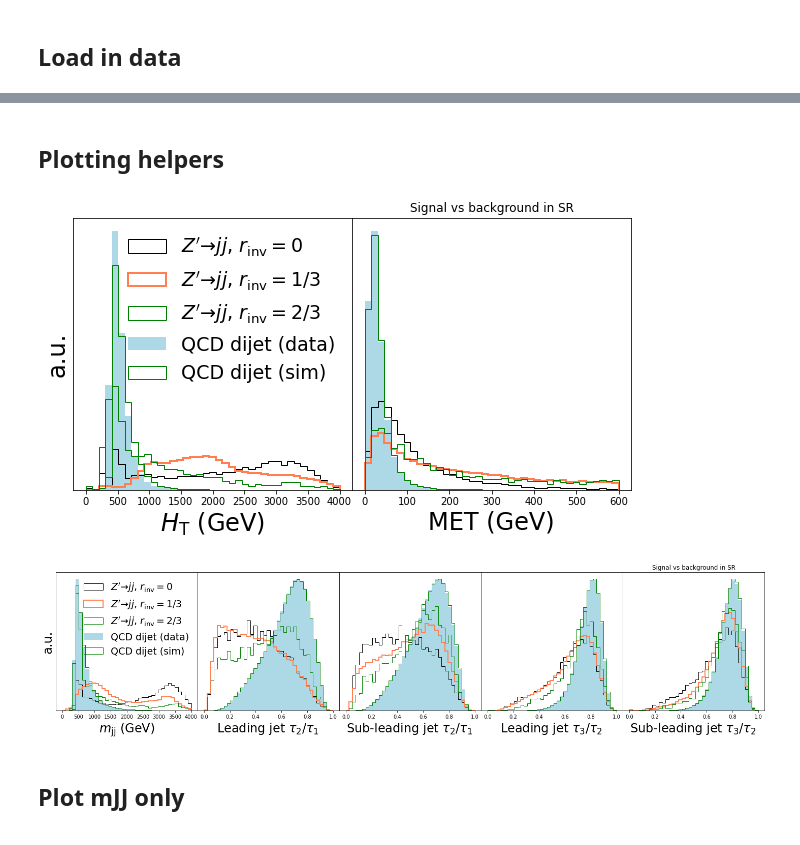
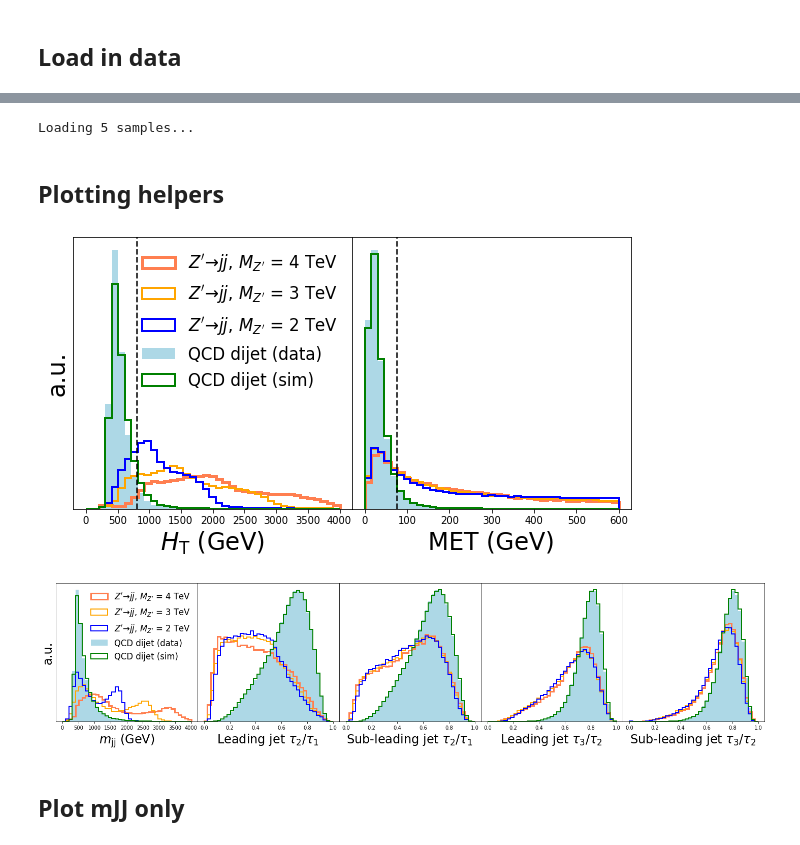
Before and after one commit to hep-lbdl/non-resonant-AD-extrapolation, a Jupyter notebook: graphics_notebooks/physics_sample_plots.ipynb, the cells around one changed output, grey strips where cells are left out. Cells and saved outputs as stored; diff of their text form; code cells hidden in the pictures.

Commit message:
updated plotting

```diff
--- a/graphics_notebooks/physics_sample_plots.ipynb
+++ b/graphics_notebooks/physics_sample_plots.ipynb
@@ -5,16 +9,21 @@ import os
 # %%
 n_bins = 40 # for plotting
-sample_size = 10 # num. background files to load in
+sample_size = 5 # num. background files to load in
 
 samples_path = "/global/cfs/cdirs/m3246/kbai/HV_samples/"
 
-sig13_sample = f"{samples_path}/sig_samples/rinv13_pTmin200GeV.txt"
-sig0_sample = f"{samples_path}/old_analysis_input/rinv0_pTmin200GeV.txt"
-sig23_sample = f"{samples_path}/old_analysis_input/rinv23_pTmin200GeV.txt"
+signal_sample_paths = {"rinv13_4TeV":f"{samples_path}/sig_samples/rinv13_pTmin200GeV.txt",
+                       "rinv13_2TeV":f"{samples_path}/sig_samples/rinv13_2TeV_200GeV.txt",
+                       "rinv13_3TeV":f"{samples_path}/sig_samples/rinv13_3TeV_300GeV.txt",
+                       "rinv0_4TeV":f"{samples_path}/old_analysis_input/rinv0_pTmin200GeV.txt",
+                       "rinv23_4TeV":f"{samples_path}/old_analysis_input/rinv23_pTmin200GeV.txt",
+                      }
+
 bkg_dir = f"{samples_path}/qcd_data_samples/"
 mc_dir = f"{samples_path}/qcd_mc_samples/"
 
 save_dir = "../plots/"
+os.makedirs(save_dir, exist_ok = True)
 # %% [markdown]
 ## Helpers and nice naming
 # %%
@@ -119,6 +124,8 @@ Loading 10 samples...
 # %%
 bkg_events_list = []
 mc_events_list = []
+
+print(f"Loading {sample_size} samples...")
 
 for i in range(sample_size):
 
@@ -140,9 +147,12 @@ for i in range(sample_size):
 
 if len(bkg_events_list)==0:
     print("No files loaded.")
+# %% [output]
+Loading 5 samples...
 # %%
 bkg_events = np.concatenate(bkg_events_list)
 mc_events = np.concatenate(mc_events_list)
+morphed_mc_events = morph_mc(mc_events)
 # %% [markdown]
 ## Plotting helpers
 # %%
@@ -178,38 +200,60 @@ def plot_all_variables(sig_list, bkg_list, mc_list, xlabels, bins_list=[], label
         plt.close
     else:
         print("Wrong input lists!")
+# %%
+sig_labels_rinv =  {"rinv13_4TeV":r"$Z' \to jj$, $r_{\rm inv} = 1/3$",
+                "rinv0_4TeV":r"$Z' \to jj$, $r_{\rm inv} = 0$",
+                "rinv23_4TeV":r"$Z' \to jj$, $r_{\rm inv} = 2/3$",
+                      }
+
+sig_labels_TeV =  {"rinv13_4TeV":r"$Z' \to jj$, $M_{Z'}$ = 4 TeV",
+                "rinv13_2TeV":r"$Z' \to jj$, $M_{Z'}$ = 2 TeV",
+                "rinv13_3TeV":r"$Z' \to jj$, $M_{Z'}$ = 3 TeV",
+
+                      }
 # %%
+sig_id_to_plot = ['rinv13_4TeV', 'rinv13_3TeV', 'rinv13_2TeV']
+
+
+
 # Plot context varibles
-sig0_list = sig0_events[:, :2].T
-sig13_list = sig13_events[:, :2].T
-sig23_list = sig23_events[:, :2].T
+sig_list = []
+sig_labels = []
+for sig_id in sig_id_to_plot:
+    sig_list.append(sig_events[sig_id][:, :2].T)
+    sig_labels.append(sig_labels_TeV[sig_id])
+
 bkg_list = bkg_events[:, :2].T
 mc_list = mc_events[:, :2].T
+morphed_mc_list = morphed_mc_events[:, :2].T
 xlabels = xlabel_list[:2]
 bins = bins_list[:2]
 
-labels=[r"$Z' \to jj$, $r_{\rm inv} = 0$", r"$Z' \to jj$, $r_{\rm inv} = 1/3$", r"$Z' \to jj$, $r_{\rm inv} = 2/3$", "QCD dijet (data)", "QCD dijet (sim)"]
+labels=sig_labels + ["QCD dijet (data)", "QCD dijet (sim)"]
 
 # Signal vs background
 plot_kwargs = {"bins_list":bins, "name":f"sig_vs_bkg_cont", "labels":labels, "title":"Signal vs background in SR", "outdir":save_dir}
-plot_all_variables([sig0_list, sig13_list, sig23_list], bkg_list, mc_list, xlabels, **plot_kwargs)
+plot_all_variables(sig_list, bkg_list, mc_list, xlabels, plot_context_bounds = True, **plot_kwargs)
 # %% [output]
-[figure, old version]
+[figure, new version]
 # %%
-# Plot context varibles
-sig0_list = sig0_events[:, 2:].T
-sig13_list = sig13_events[:, 2:].T
-sig23_list = sig23_events[:, 2:].T
+sig_list = []
+sig_labels = []
+for sig_id in sig_id_to_plot:
+    sig_list.append(sig_events[sig_id][:, 2:].T)
+    sig_labels.append(sig_labels_TeV[sig_id])
+
 bkg_list = bkg_events[:, 2:].T
 mc_list = mc_events[:, 2:].T
+morphed_mc_list = morphed_mc_events[:, 2:].T
 xlabels = xlabel_list[2:]
 bins = bins_list[2:]
 
 # Signal vs background
 plot_kwargs = {"bins_list":bins, "name":f"sig_vs_bkg_feat", "labels":labels, "title":"Signal vs background in SR", "outdir":save_dir}
-plot_all_variables([sig0_list, sig13_list, sig23_list], bkg_list, mc_list, xlabels, **plot_kwargs)
+plot_all_variables(sig_list, bkg_list, mc_list, xlabels, **plot_kwargs)
 # %% [output]
-[figure, old version]
+[figure, new version]
 # %% [markdown]
 ## Plot mJJ only
 # %%
```
Also changed, not shown: parts of 4 cells of this notebook, 4 other files.
